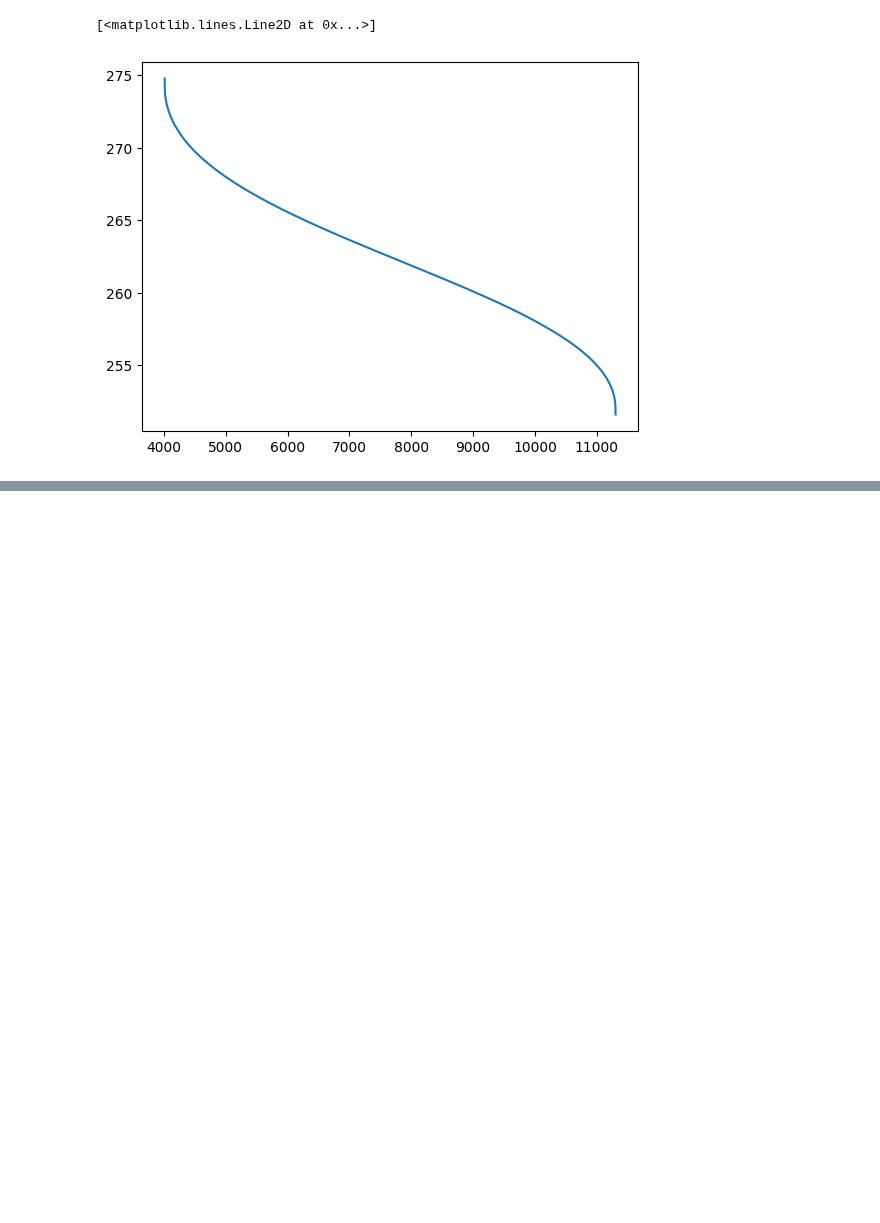
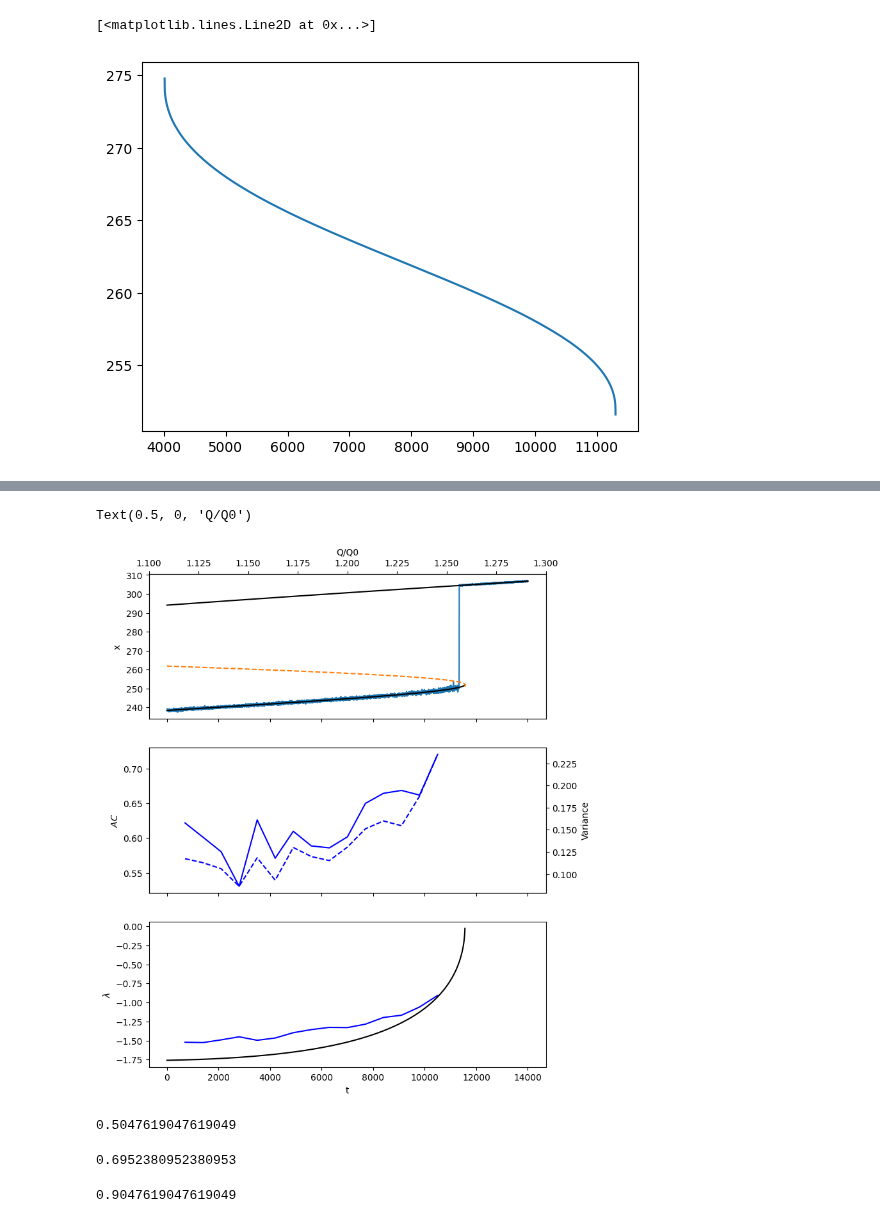
Before and after one commit to j-dichgans/Bachelor-Thesis, a Jupyter notebook: snowball_earth.ipynb, the cells around one changed output, grey strips where cells are left out. Drawn from its saved outputs; the diff is of its cells as text; code cells hidden in the pictures; blank space fills up the shorter version.

Commit message:
fixed spike, zoomed into interesting region: const par, chang par

```diff
--- a/snowball_earth.ipynb
+++ b/snowball_earth.ipynb
@@ -190,0 +190,7 @@ Text(0.5, 0, 'Q/Q0')
+# %%
+#simulate snowball earth on narrower time frame for more interesting region: q between 1.1 and 1.3 (zoom in)
+q0, qT = 1.1, 1.3  #vlt besser 0.8, 1.3
+k0, kT = 1,1
+th0, thT = 1, 1
+# %%
+ts,upper,lower,unstable = get_equilibria_paths()
@@ -190,0 +216,57 @@ Text(0.5, 0, 'Q/Q0')
+# %%
+var_xs = get_var(xs_filtered)
+ar_xs = get_ar(xs_filtered)
+ls_xs = get_ls_k(xs_filtered,us_filtered)
+# %%
+#why is lambda estimation so far from true lambda?, how to choose fs in ls method?
+
+tipp_lower = np.argmin(lower<252)       #what is the exact value?
+tipp_upper = np.argmin(upper<272)
+
+
+tipp_xs = np.argmin(xs_filtered<252)
+
+fig,axs = plt.subplots(nrows=3,ncols=1,sharex=True,figsize=(8,10))
+
+axs[0].plot(ts,xs_filtered)
+
+axs[0].plot(ts[tipp_upper:],upper[tipp_upper:],color = "black")
+axs[0].plot(ts[:tipp_lower],lower[:tipp_lower],color = "black")
+axs[0].plot(ts,unstable,linestyle = "--")
+
+
+axs[1].plot(ts[window_length:tipp_xs:window_length],ar_xs[:int(tipp_xs/window_length)],color="blue")
+ax1_var = axs[1].twinx()
+ax1_var.plot(ts[window_length:tipp_xs:window_length],var_xs[:int(tipp_xs/window_length)],color="blue",linestyle="--")
+
+
+axs[0].set_ylabel("x")
+axs[1].set_ylabel(r"$AC$")
+ax1_var.set_ylabel(r"Variance")
+
+
+
+axs[2].set_xlabel("t")
+axs[2].plot(ts[window_length:tipp_xs:window_length],-ls_xs[:int(tipp_xs/window_length)],color="blue")
+axs[2].plot(ts[:tipp_lower],f_prime(lower[:tipp_lower],ts[:tipp_lower]),color="black")
+axs[2].set_ylabel(r"$\lambda$")
+
+
+ax_0 = axs[0].twiny()
+ax_0.set_xlim(1.1,1.3)
+ax_0.set_xlabel("Q/Q0")
+# %% [output]
+Text(0.5, 0, 'Q/Q0')
+[figure, added]
+# %%
+kendalltau(ts[window_length:tipp_xs:window_length],ar_xs[:int(tipp_xs/window_length)])[0]
+# %% [output]
+0.5047619047619049
+# %%
+kendalltau(ts[window_length:tipp_xs:window_length],var_xs[:int(tipp_xs/window_length)])[0]
+# %% [output]
+0.6952380952380953
+# %%
+kendalltau(ts[window_length:tipp_xs:window_length],-ls_xs[:int(tipp_xs/window_length)])[0]
+# %% [output]
+0.9047619047619049
```
Also changed, not shown: parts of 7 cells of this notebook.
